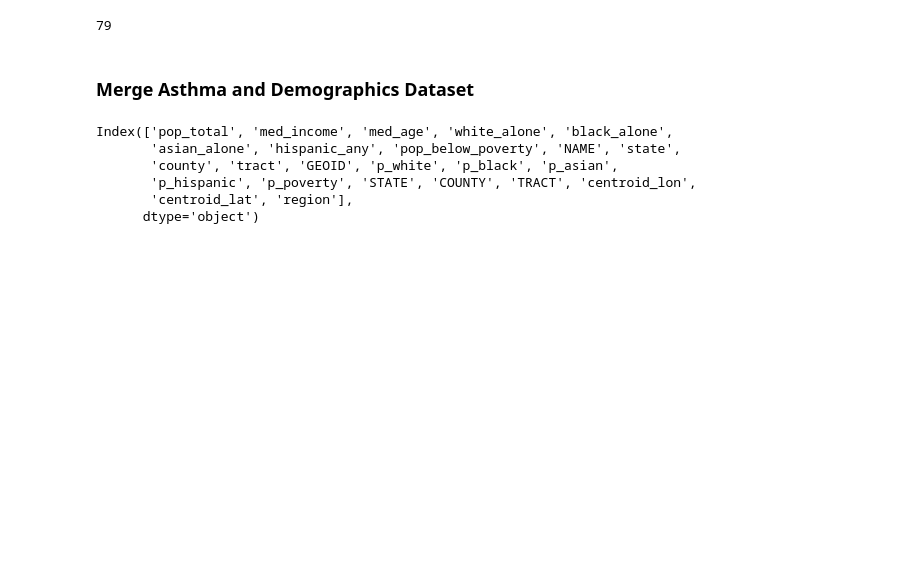
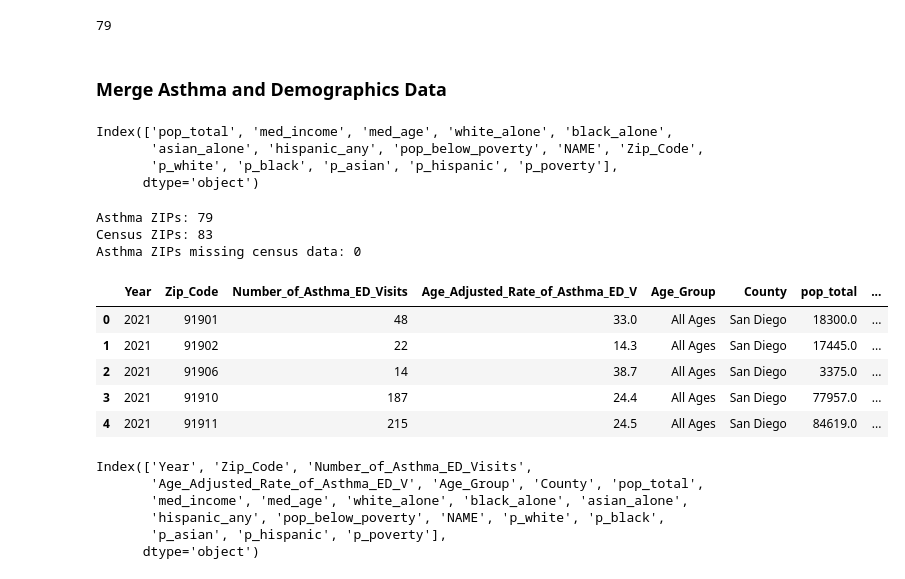
Before and after one commit to ikrvb1/Bridging-Air-Quality-and-Public-Health-in-San-Diego---DSC190, a Jupyter notebook: aqi_regression.ipynb, the cells around one changed output. Drawn from its saved outputs; the diff is of its cells as text; code cells hidden in the pictures; blank space fills up the shorter version.

Commit message:
Merge asthma and demographics data

```diff
--- a/aqi_regression.ipynb
+++ b/aqi_regression.ipynb
@@ -317,15 +317,56 @@ asthma['Zip_Code'].nunique()
 # %% [output]
 79
 # %% [markdown]
-### Merge Asthma and Demographics Dataset
+### Merge Asthma and Demographics Data
 # %%
-demo = pd.read_csv('data/demographics.csv')
+demo = pd.read_csv('data/demographics_zipcode.csv')
 # %%
 demo.columns
 # %% [output]
 Index(['pop_total', 'med_income', 'med_age', 'white_alone', 'black_alone',
-       'asian_alone', 'hispanic_any', 'pop_below_poverty', 'NAME', 'state',
-       'county', 'tract', 'GEOID', 'p_white', 'p_black', 'p_asian',
-       'p_hispanic', 'p_poverty', 'STATE', 'COUNTY', 'TRACT', 'centroid_lon',
-       'centroid_lat', 'region'],
+       'asian_alone', 'hispanic_any', 'pop_below_poverty', 'NAME', 'Zip_Code',
+       'p_white', 'p_black', 'p_asian', 'p_hispanic', 'p_poverty'],
       dtype='object')
+# %%
+asthma = asthma.copy()
+demo = demo.copy()
+
+asthma["Zip_Code"] = asthma["Zip_Code"].astype(str).str.strip().str.zfill(5)
+demo["Zip_Code"] = demo["Zip_Code"].astype(str).str.strip().str.zfill(5)
+
+asthma_zips = set(asthma["Zip_Code"].unique())
+demo_zips = set(demo["Zip_Code"].unique())
+
+print("Asthma ZIPs:", len(asthma_zips))
+print("Census ZIPs:", len(demo_zips))
+print("Asthma ZIPs missing census data:", len(asthma_zips - demo_zips))
+# %% [output]
+Asthma ZIPs: 79
+Census ZIPs: 83
+Asthma ZIPs missing census data: 0
+# %%
+merged = asthma.merge(
+    demo,
+    on="Zip_Code",
+    how="left",
+    validate="many_to_one"
+)
+
+assert merged.shape[0] == asthma.shape[0]
+merged.head()
+# %% [output]
+|  | Year | Zip_Code | Number_of_Asthma_ED_Visits | Age_Adjusted_Rate_of_Asthma_ED_V | Age_Group | County | pop_total | ... |
+| 0 | 2021 | 91901 | 48 | 33.0 | All Ages | San Diego | 18300.0 | ... |
+| 1 | 2021 | 91902 | 22 | 14.3 | All Ages | San Diego | 17445.0 | ... |
+| 2 | 2021 | 91906 | 14 | 38.7 | All Ages | San Diego | 3375.0 | ... |
+| 3 | 2021 | 91910 | 187 | 24.4 | All Ages | San Diego | 77957.0 | ... |
+| 4 | 2021 | 91911 | 215 | 24.5 | All Ages | San Diego | 84619.0 | ... |
+# %%
+merged.columns
+# %% [output]
+Index(['Year', 'Zip_Code', 'Number_of_Asthma_ED_Visits',
+       'Age_Adjusted_Rate_of_Asthma_ED_V', 'Age_Group', 'County', 'pop_total',
+       'med_income', 'med_age', 'white_alone', 'black_alone', 'asian_alone',
+       'hispanic_any', 'pop_below_poverty', 'NAME', 'p_white', 'p_black',
+       'p_asian', 'p_hispanic', 'p_poverty'],
+      dtype='object')
```
